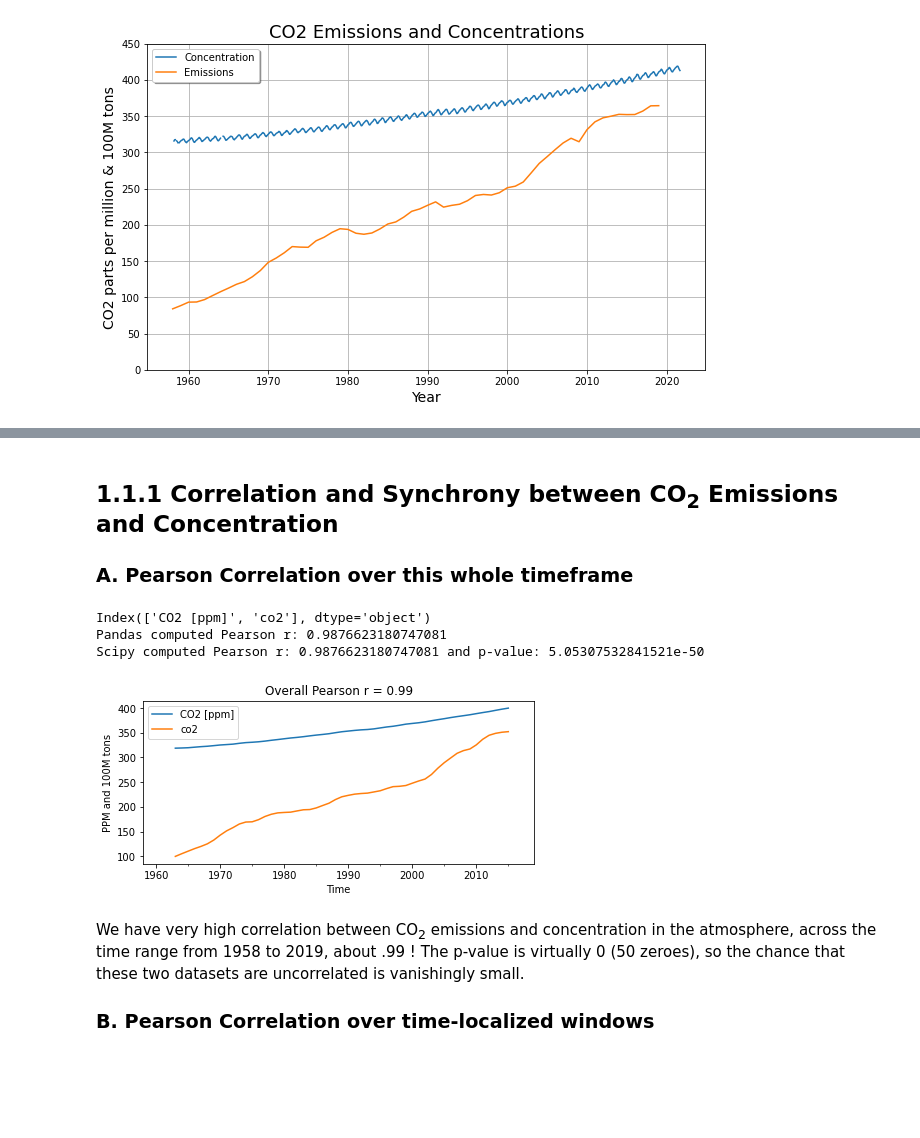
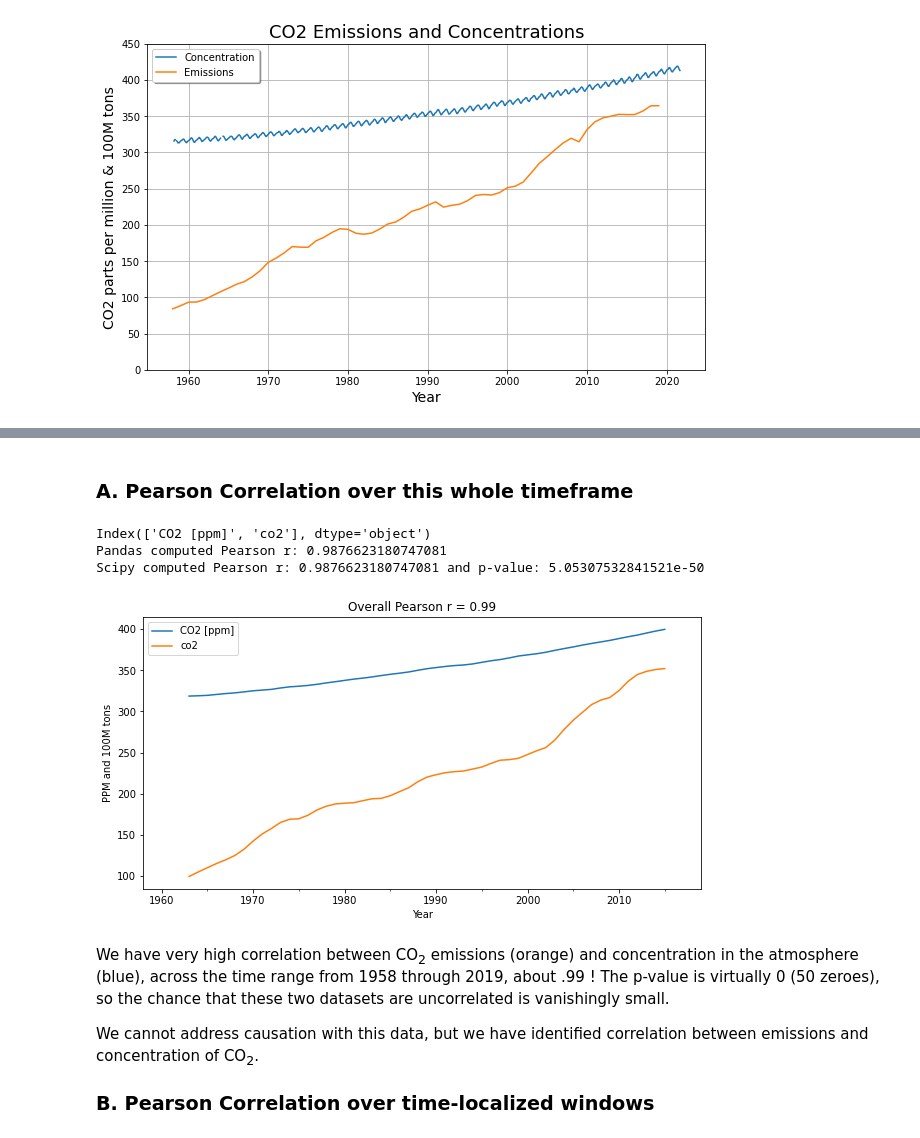
Before and after one commit to BradDoty/Capstone3ClimateChange, a Jupyter notebook: Notebooks/EDA.ipynb, the cells around one changed output, grey strips where cells are left out. Drawn from its saved outputs; the diff is of its cells as text; code cells hidden in the pictures; blank space fills up the shorter version.

```diff
--- a/Notebooks/EDA.ipynb
+++ b/Notebooks/EDA.ipynb
@@ -112,36 +170,18 @@ plotSeriesTogether(CO2, 'CO2 [ppm]', 'Concentration', Emis1958_Ann, 'co2', 'Emis
 # %% [markdown]
-## 1.1.1 Correlation and Synchrony between CO<sub>2</sub> Emissions and Concentration
-
 ### A. Pearson Correlation over this whole timeframe
-# %%
-## Python code pattern thanks to Jin Hyun Cheong, PhD, published on Towards Data Science
-## at https://towardsdatascience.com/four-ways-to-quantify-synchrony-between-time-series-data-b99136c4a9c9
-
-Emit = Emis1958_Ann[['co2']]/100
-Atmo = CO2Ann[['CO2 [ppm]']]
-Atmo.index = Atmo.index.map(lambda t: t.replace(month=1, day=1))
-
-Pair = Atmo.merge(Emit, how='inner', on='Date')
-print(Pair.columns)
-overall_pearson_r = Pair.corr().iloc[0,1]
-print(f"Pandas computed Pearson r: {overall_pearson_r}")
-# out: Pandas computed Pearson r: 0.2058774513561943
-
-r, p = stats.pearsonr(Pair['co2'], Pair['CO2 [ppm]'])
-print(f"Scipy computed Pearson r: {r} and p-value: {p}")
-# out: Scipy computed Pearson r: 0.20587745135619354 and p-value: 3.7902989479463397e-51
-
-# Compute rolling window synchrony
-f,ax=plt.subplots(figsize=(7,3))
-Pair.rolling(window=10,center=True).median().plot(ax=ax)
-ax.set(xlabel='Time',ylabel='PPM and 100M tons')
-ax.set(title=f"Overall Pearson r = {np.round(overall_pearson_r,2)}");
-# %% [output]
-Index(['CO2 [ppm]', 'co2'], dtype='object')
-Pandas computed Pearson r: 0.9876623180747081
-Scipy computed Pearson r: 0.9876623180747081 and p-value: 5.05307532841521e-50
-[figure, removed]
+# %%
+Atmo = CO2Ann[['CO2 [ppm]']]
+Atmo.index = Atmo.index.map(lambda t: t.replace(month=1, day=1))
+
+Pair = plot_cross_correlation(Atmo, 'CO2 [ppm]', Emis1958_Ann, 'co2', fact2=1/100, ylabel='PPM and 100M tons')
+# %% [output]
+Index(['CO2 [ppm]', 'co2'], dtype='object')
+Pandas computed Pearson r: 0.9876623180747081
+Scipy computed Pearson r: 0.9876623180747081 and p-value: 5.05307532841521e-50
+[figure, added]
 # %% [markdown]
-We have very high correlation between CO<sub>2</sub> emissions and concentration in the atmosphere, across the time range from 1958 to 2019, about .99 !  The p-value is virtually 0 (50 zeroes), so the chance that these two datasets are uncorrelated is vanishingly small.
+We have very high correlation between CO<sub>2</sub> emissions (orange) and concentration in the atmosphere (blue), across the time range from 1958 through 2019, about .99 !  The p-value is virtually 0 (50 zeroes), so the chance that these two datasets are uncorrelated is vanishingly small.
+
+We cannot address causation with this data, but we have identified correlation between emissions and concentration of CO<sub>2</sub>.
 
 ### B. Pearson Correlation over time-localized windows
```
Also changed, not shown: parts of 22 cells of this notebook.
